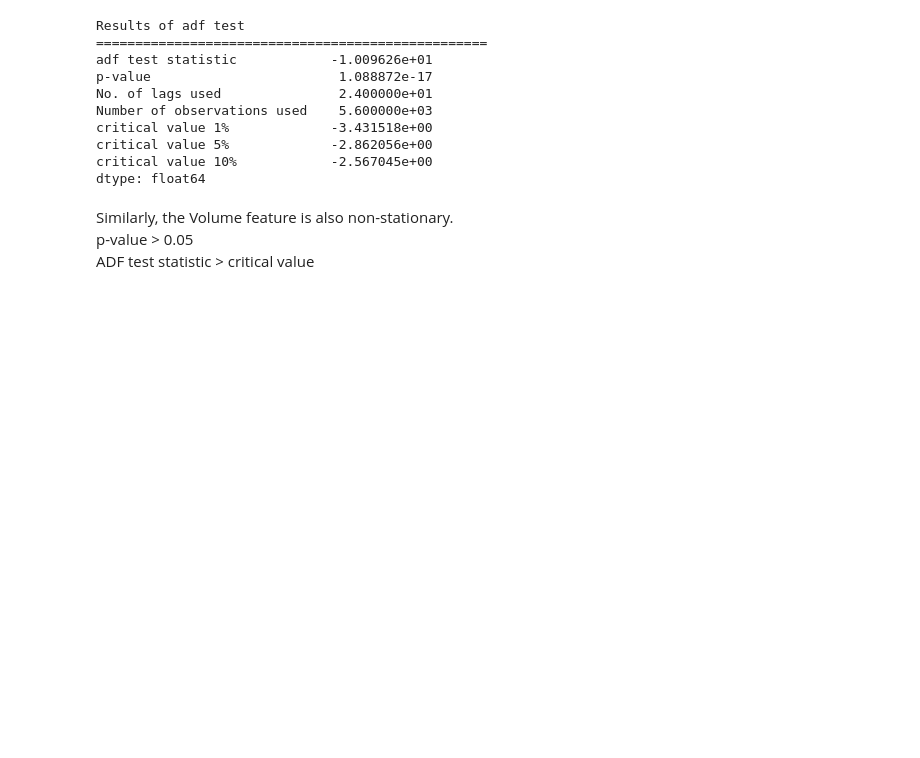
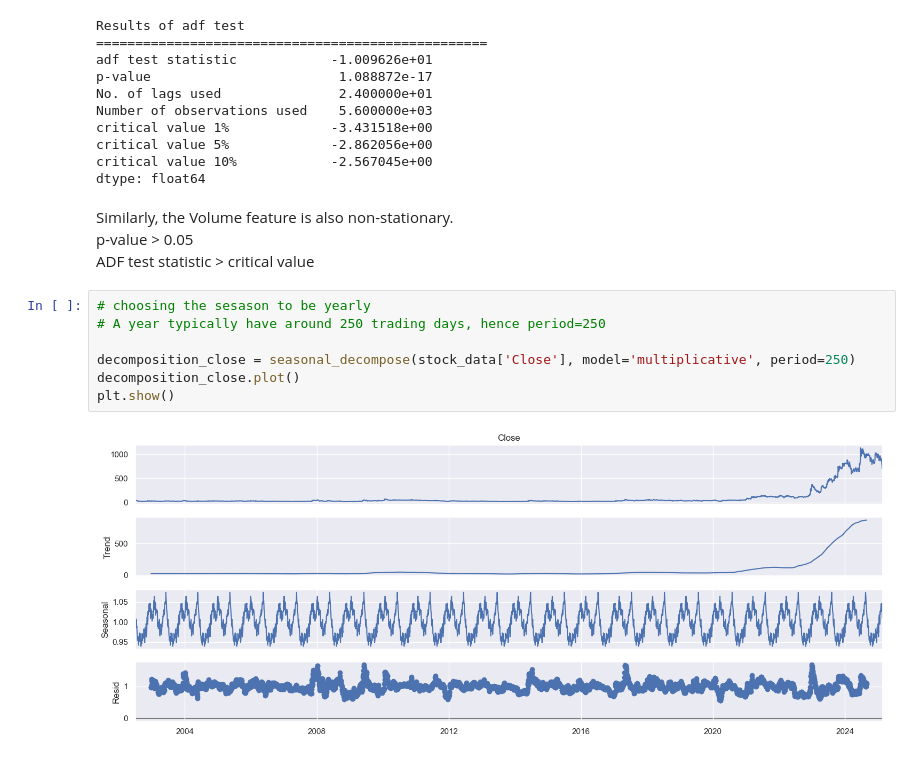
Before and after one commit to akashprak/StockPrice-TimeSeries, a Jupyter notebook: notebooks/Stock_price_forecast.ipynb, the cells around one changed output. Cells and saved outputs as stored; diff of their text form; blank space fills up the shorter version.

```diff
--- a/notebooks/Stock_price_forecast.ipynb
+++ b/notebooks/Stock_price_forecast.ipynb
@@ -203,3 +203,12 @@ dtype: float64
 Similarly, the Volume feature is also non-stationary.
 p-value > 0.05
 ADF test statistic > critical value
+# %%
+# choosing the sesason to be yearly
+# A year typically have around 250 trading days, hence period=250
+
+decomposition_close = seasonal_decompose(stock_data['Close'], model='multiplicative', period=250)
+decomposition_close.plot()
+plt.show()
+# %% [output]
+[figure, added]
```
Also changed, not shown: parts of 18 cells of this notebook.
